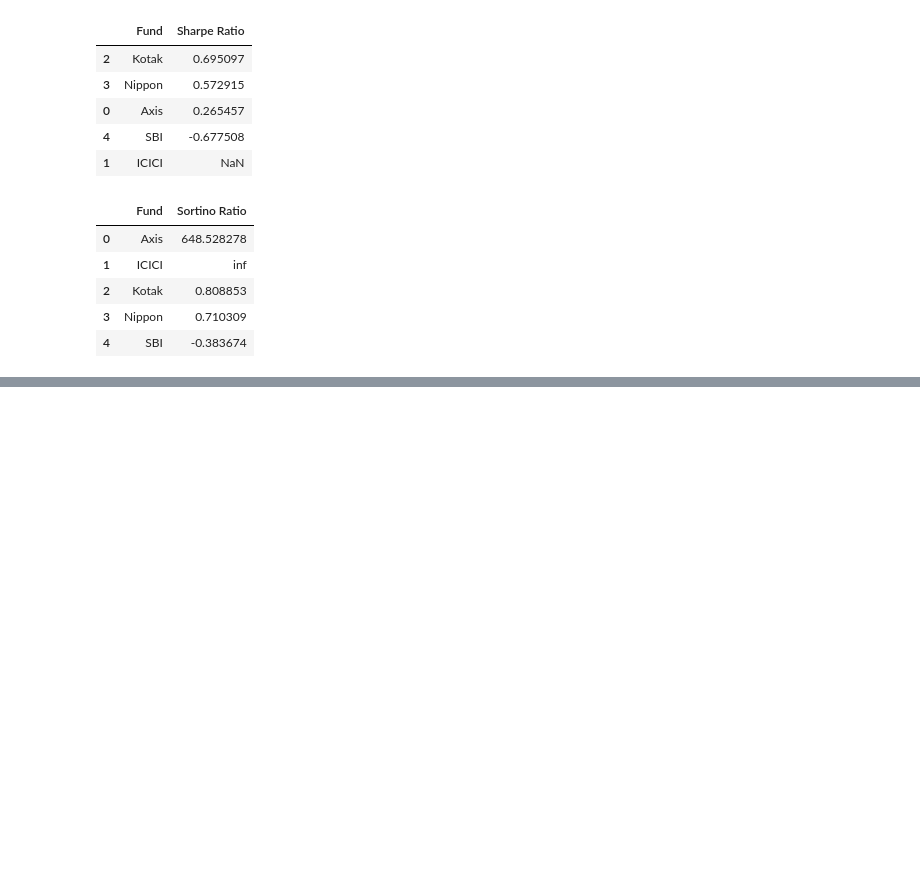
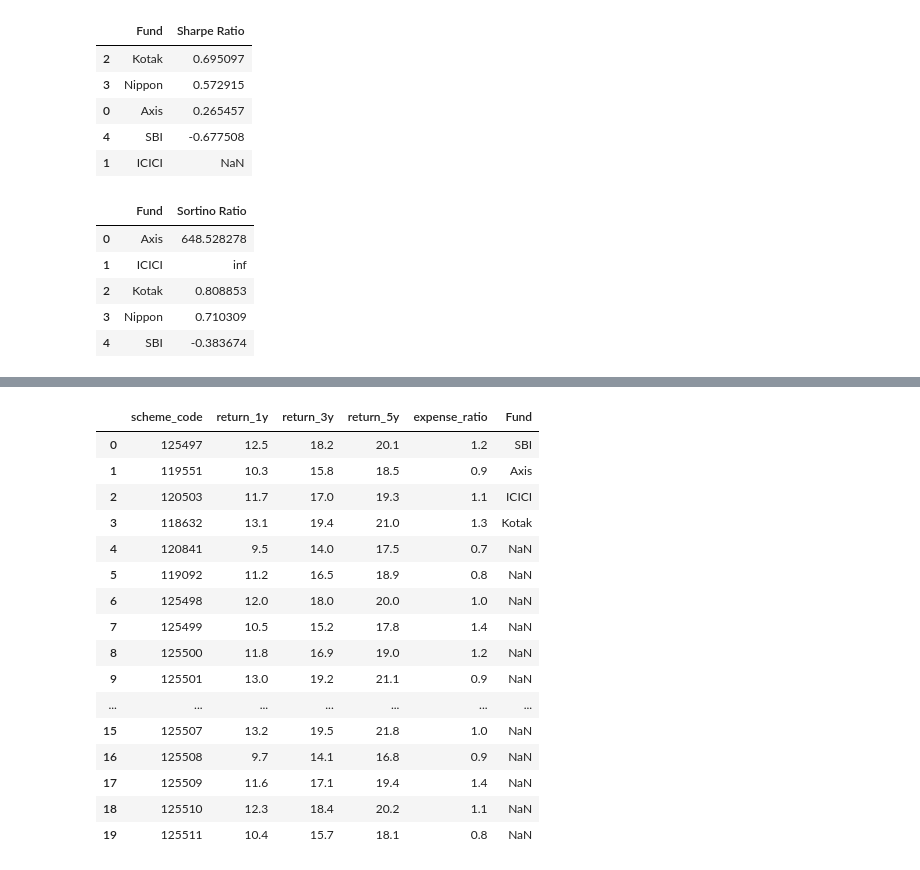
Before and after one commit to LakshmanChowdary2005/Mutual_Fund_Analysis, a Jupyter notebook: Performance_Analytics.ipynb, the cells around one changed output, grey strips where cells are left out. Cells and saved outputs as stored; diff of their text form; code cells hidden in the pictures; blank space fills up the shorter version.

```diff
--- a/Performance_Analytics.ipynb
+++ b/Performance_Analytics.ipynb
@@ -205,0 +317,36 @@ sortino_df.to_csv(
+# %%
+fund_map = {
+    125497: "SBI",
+    120503: "ICICI",
+    119551: "Axis",
+    118632: "Kotak",
+    121000: "Nippon"
+}
+# %%
+performance["Fund"] = performance["scheme_code"].map(fund_map)
+
+scorecard = scorecard.merge(
+    performance[["Fund", "return_3y", "expense_ratio"]],
+    on="Fund",
+    how="left"
+)
+# %%
+performance
+# %% [output]
+|  | scheme_code | return_1y | return_3y | return_5y | expense_ratio | Fund |
+| 0 | 125497 | 12.5 | 18.2 | 20.1 | 1.2 | SBI |
+| 1 | 119551 | 10.3 | 15.8 | 18.5 | 0.9 | Axis |
+| 2 | 120503 | 11.7 | 17.0 | 19.3 | 1.1 | ICICI |
+| 3 | 118632 | 13.1 | 19.4 | 21.0 | 1.3 | Kotak |
+| 4 | 120841 | 9.5 | 14.0 | 17.5 | 0.7 | NaN |
+| 5 | 119092 | 11.2 | 16.5 | 18.9 | 0.8 | NaN |
+| 6 | 125498 | 12.0 | 18.0 | 20.0 | 1.0 | NaN |
+| 7 | 125499 | 10.5 | 15.2 | 17.8 | 1.4 | NaN |
+| 8 | 125500 | 11.8 | 16.9 | 19.0 | 1.2 | NaN |
+| 9 | 125501 | 13.0 | 19.2 | 21.1 | 0.9 | NaN |
+| ... | ... | ... | ... | ... | ... | ... |
+| 15 | 125507 | 13.2 | 19.5 | 21.8 | 1.0 | NaN |
+| 16 | 125508 | 9.7 | 14.1 | 16.8 | 0.9 | NaN |
+| 17 | 125509 | 11.6 | 17.1 | 19.4 | 1.4 | NaN |
+| 18 | 125510 | 12.3 | 18.4 | 20.2 | 1.1 | NaN |
+| 19 | 125511 | 10.4 | 15.7 | 18.1 | 0.8 | NaN |
```
Also changed, not shown: parts of 14 cells of this notebook, 3 other files.
